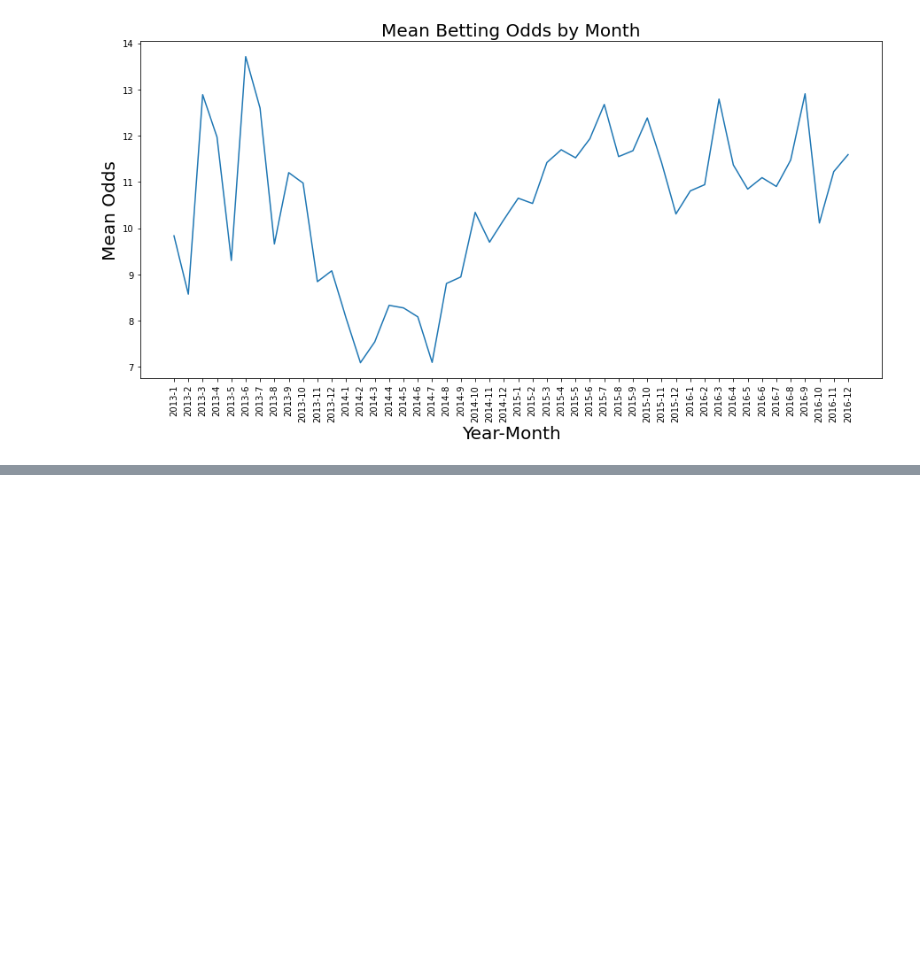
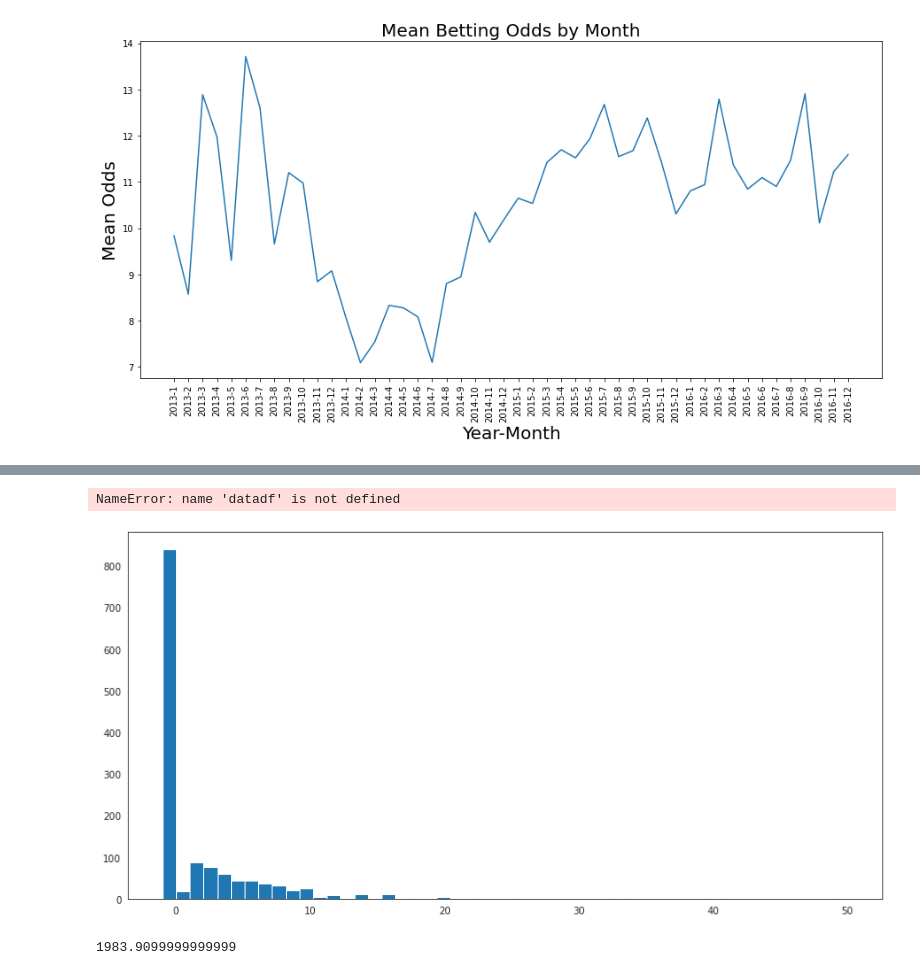
Before and after one commit to zyang0009/CapstoneHorsinAround, a Jupyter notebook: HorsingAround.ipynb, the cells around one changed output, grey strips where cells are left out. Saved outputs shown, nothing was run; the diff lists cells and outputs as text; code cells hidden in the pictures; blank space fills up the shorter version.

```diff
--- a/HorsingAround.ipynb
+++ b/HorsingAround.ipynb
@@ -271,0 +282,5 @@ plt.show();
+# %%
+datadf['Year-Month']=(datadf.Date.dt.year).astype(str)+'-'+(datadf.Date.dt.month).astype(str)
+datadf['Year']=datadf.Date.dt.year
+datadf['Month']=datadf.Date.dt.month
+# datadf1=datadf.sort_values('Year-Month').reset_index()
@@ -271,0 +362,4 @@ plt.show();
+# %%
+datadf['Result_num'] = datadf['Result'].apply(lambda x: 1.0 if x=='Win' else -1.0)
+datadf['Result_cost']= datadf['Result_num'] * datadf['Odds']
+datadf['Result_cost']= datadf['Result_cost'].apply(lambda x: x-1.0 if x > 0 else -1.0)
@@ -271,0 +471,21 @@ plt.show();
+# %%
+
+for tipster in datadf['Tipster'].unique():
+    print(tipster)
+    print(datadf[datadf['Tipster']==tipster]['Result_cost'].mean())
+    print(datadf[datadf['Tipster']==tipster]['Result_cost'].sum())
+    print(datadf[datadf['Tipster']==tipster]['Result_cost'].count())
+    print(datadf[datadf['Tipster']==tipster]['Result_cost'].max())
+# %% [output]
+NameError: name 'datadf' is not defined
+# %%
+tempdfA = datadf[datadf['Tipster']=='Tipster A']
+# %%
+fig,ax = plt.subplots(figsize=(14,7))
+plt.hist(tempdfA['Result_cost'],bins=50);
+# %% [output]
+[figure, added]
+# %%
+tempdfA['Result_cost'].sum()
+# %% [output]
+1983.9099999999999
```
Also changed, not shown: parts of 28 cells of this notebook.
